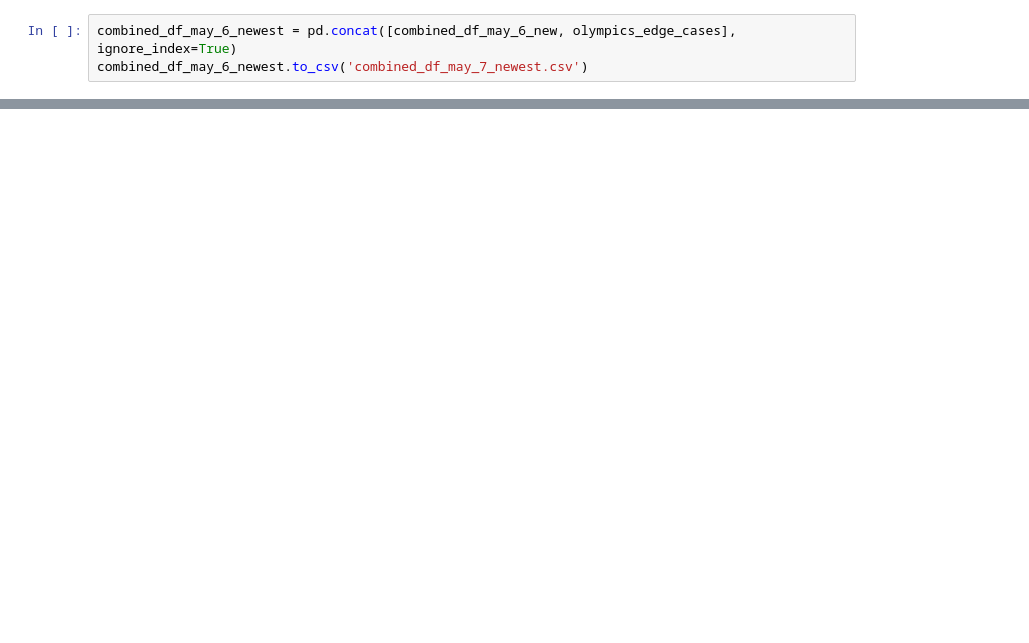
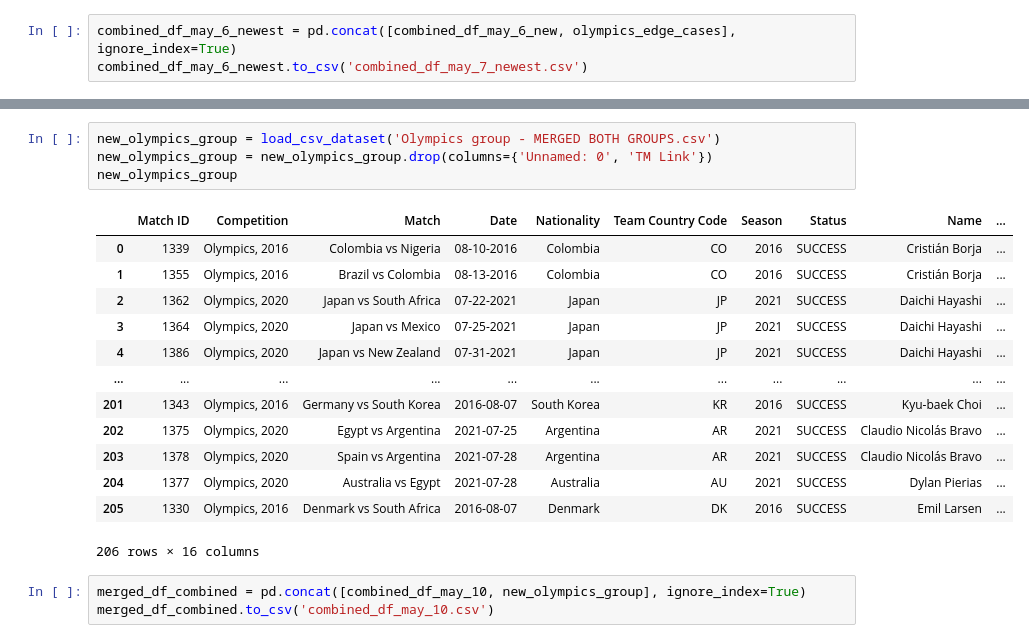
Before and after one commit to finnlsmith/footy_project_market_value_rankings, a Jupyter notebook: create_dataset_1/add_dfs_to_large_df.ipynb, the cells around one changed output, grey strips where cells are left out. Cells and saved outputs as stored; diff of their text form; blank space fills up the shorter version.

```diff
--- a/create_dataset_1/add_dfs_to_large_df.ipynb
+++ b/create_dataset_1/add_dfs_to_large_df.ipynb
@@ -555,0 +687,21 @@ combined_df_may_6_newest.to_csv('combined_df_may_7_newest.csv')
+# %%
+new_olympics_group = load_csv_dataset('Olympics group - MERGED BOTH GROUPS.csv')
+new_olympics_group = new_olympics_group.drop(columns={'Unnamed: 0', 'TM Link'})
+new_olympics_group
+# %% [output]
+|  | Match ID | Competition | Match | Date | Nationality | Team Country Code | Season | Status | Name | ... |
+| 0 | 1339 | Olympics, 2016 | Colombia vs Nigeria | 08-10-2016 | Colombia | CO | 2016 | SUCCESS | Cristián Borja | ... |
+| 1 | 1355 | Olympics, 2016 | Brazil vs Colombia | 08-13-2016 | Colombia | CO | 2016 | SUCCESS | Cristián Borja | ... |
+| 2 | 1362 | Olympics, 2020 | Japan vs South Africa | 07-22-2021 | Japan | JP | 2021 | SUCCESS | Daichi Hayashi | ... |
+| 3 | 1364 | Olympics, 2020 | Japan vs Mexico | 07-25-2021 | Japan | JP | 2021 | SUCCESS | Daichi Hayashi | ... |
+| 4 | 1386 | Olympics, 2020 | Japan vs New Zealand | 07-31-2021 | Japan | JP | 2021 | SUCCESS | Daichi Hayashi | ... |
+| ... | ... | ... | ... | ... | ... | ... | ... | ... | ... | ... |
+| 201 | 1343 | Olympics, 2016 | Germany vs South Korea | 2016-08-07 | South Korea | KR | 2016 | SUCCESS | Kyu-baek Choi | ... |
+| 202 | 1375 | Olympics, 2020 | Egypt vs Argentina | 2021-07-25 | Argentina | AR | 2021 | SUCCESS | Claudio Nicolás Bravo | ... |
+| 203 | 1378 | Olympics, 2020 | Spain vs Argentina | 2021-07-28 | Argentina | AR | 2021 | SUCCESS | Claudio Nicolás Bravo | ... |
+| 204 | 1377 | Olympics, 2020 | Australia vs Egypt | 2021-07-28 | Australia | AU | 2021 | SUCCESS | Dylan Pierias | ... |
+| 205 | 1330 | Olympics, 2016 | Denmark vs South Africa | 2016-08-07 | Denmark | DK | 2016 | SUCCESS | Emil Larsen | ... |
+206 rows × 16 columns
+# %%
+merged_df_combined = pd.concat([combined_df_may_10, new_olympics_group], ignore_index=True)
+merged_df_combined.to_csv('combined_df_may_10.csv')
```
Also changed, not shown: parts of 13 cells of this notebook, 32 other files.
